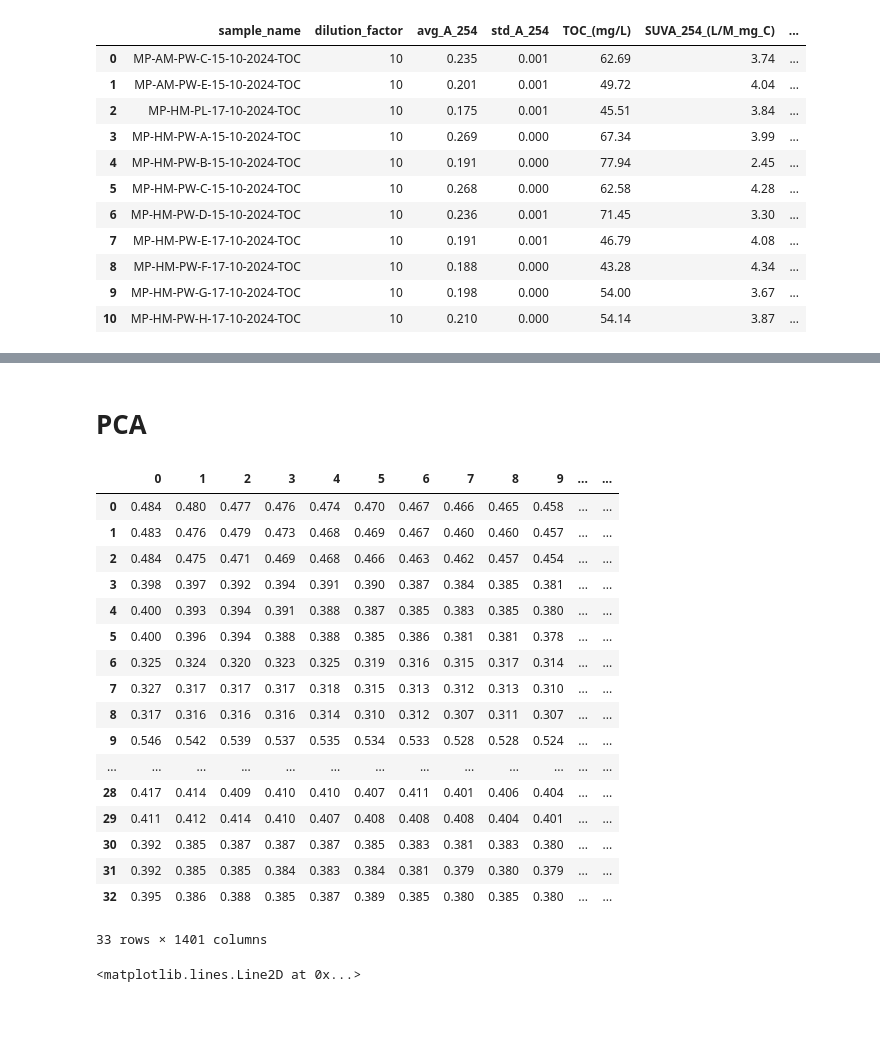
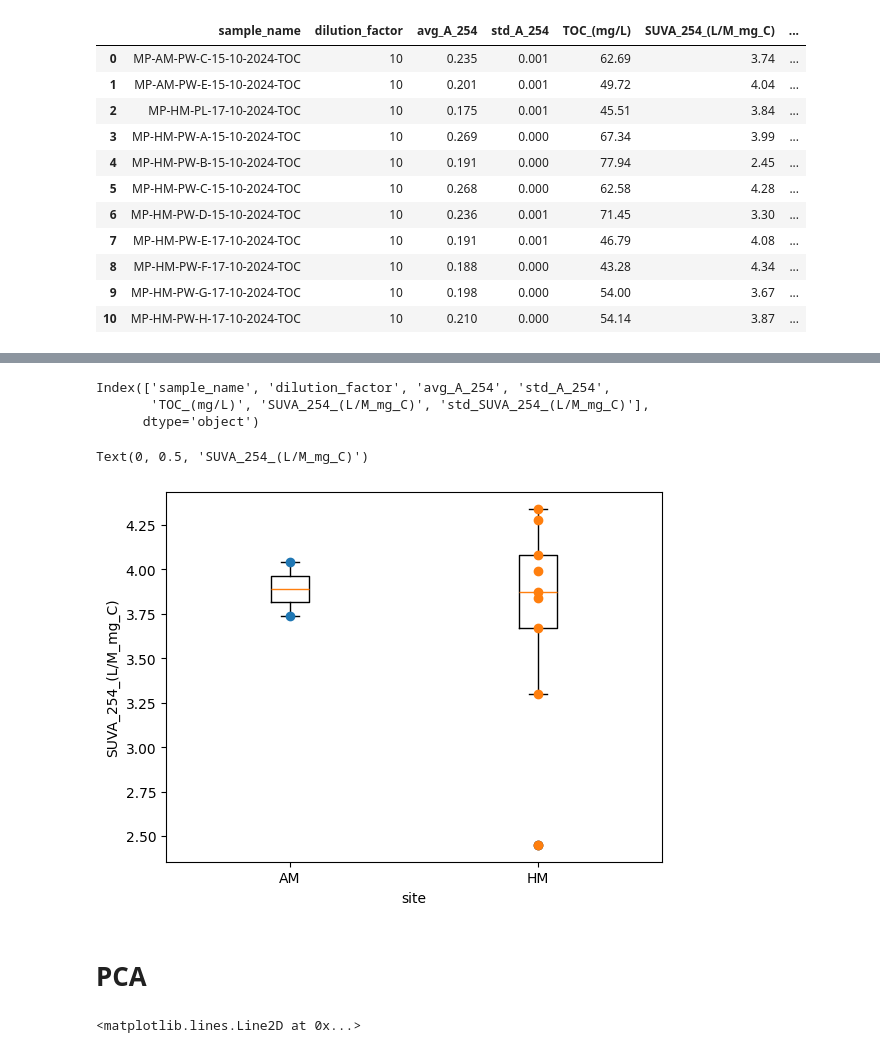
Before and after one commit to polimatt/MChem, a Jupyter notebook: pw_chemistry/uv-vis.ipynb, the cells around one changed output, grey strips where cells are left out. Cells and saved outputs as stored; diff of their text form; code cells hidden in the pictures; blank space fills up the shorter version.

```diff
--- a/pw_chemistry/uv-vis.ipynb
+++ b/pw_chemistry/uv-vis.ipynb
@@ -10,6 +10,9 @@ import sys
 sys.path.append('..')
 import PCA_functions as pcf
 # %%
-uvvis_dir = '../../Data/UV-vis'
+SUVA_dir = '../../Data/SUVA'
+uvvis_dir = 'UV-vis'
 uvvis_spectra_dir = uvvis_dir + '/spectra'
-toc_dir = '../../Data/TOC'
+toc_dir = 'TOC'
+
+image_format = 'svg' #jpeg, png, svg...
@@ -197,26 +248,42 @@ A_atwl_df.to_csv(f'{uvvis_dir}/SUVA_{chosen_wl}_data.csv',index=False)
+# %%
+A_atwl_df.columns
+# %% [output]
+Index(['sample_name', 'dilution_factor', 'avg_A_254', 'std_A_254',
+       'TOC_(mg/L)', 'SUVA_254_(L/M_mg_C)', 'std_SUVA_254_(L/M_mg_C)'],
+      dtype='object')
+# %%
+fig_A_box, ax_A_box = plt.subplots()
+
+variable = 'SUVA_254_(L/M_mg_C)' #'avg_A_254', 'std_A_254', 'TOC_(mg/L)', 'SUVA_254_(L/M_mg_C)', 'std_SUVA_254_(L/M_mg_C)'
+filter_var = 'site' # 'sample_name', 'site', 'sample_type', 'replicate_letter', 'day', 'month', 'year'
+l = []
+std_list = []
+
+for x in np.unique(samples_info[filter_var]):
+    l.append(A_atwl_df[variable].to_numpy()[np.where(avg_samples_info[filter_var]==x)])
+
+    if f'std_{variable}' in A_atwl_df.columns:
+        std_list.append(A_atwl_df[f'std_{variable}'].to_numpy()[np.where(avg_samples_info[filter_var]==x)])
+
+ax_A_box.boxplot(l,tick_labels=np.unique(samples_info[filter_var]))
+
+for i in range(len(l)):
+
+    if f'std_{variable}' in A_atwl_df.columns:
+        ax_A_box.errorbar([i+1]*len(std_list[i]),l[i],std_list[i],zorder=2,marker='o',ls='')
+
+    else:
+        ax_A_box.scatter([i+1]*len(l[i]),l[i],zorder=2)
+
+ax_A_box.set_xlabel(filter_var)
+ax_A_box.set_ylabel(variable)
+# %% [output]
+Text(0, 0.5, 'SUVA_254_(L/M_mg_C)')
+[figure, added]
 # %% [markdown]
 # PCA
 # %%
-pd.DataFrame(intensities_array)
+# pd.DataFrame(intensities_array)
-# %% [output]
-|  | 0 | 1 | 2 | 3 | 4 | 5 | 6 | 7 | 8 | 9 | ... | ... |
-| 0 | 0.484 | 0.480 | 0.477 | 0.476 | 0.474 | 0.470 | 0.467 | 0.466 | 0.465 | 0.458 | ... | ... |
-| 1 | 0.483 | 0.476 | 0.479 | 0.473 | 0.468 | 0.469 | 0.467 | 0.460 | 0.460 | 0.457 | ... | ... |
-| 2 | 0.484 | 0.475 | 0.471 | 0.469 | 0.468 | 0.466 | 0.463 | 0.462 | 0.457 | 0.454 | ... | ... |
-| 3 | 0.398 | 0.397 | 0.392 | 0.394 | 0.391 | 0.390 | 0.387 | 0.384 | 0.385 | 0.381 | ... | ... |
-| 4 | 0.400 | 0.393 | 0.394 | 0.391 | 0.388 | 0.387 | 0.385 | 0.383 | 0.385 | 0.380 | ... | ... |
-| 5 | 0.400 | 0.396 | 0.394 | 0.388 | 0.388 | 0.385 | 0.386 | 0.381 | 0.381 | 0.378 | ... | ... |
-| 6 | 0.325 | 0.324 | 0.320 | 0.323 | 0.325 | 0.319 | 0.316 | 0.315 | 0.317 | 0.314 | ... | ... |
-| 7 | 0.327 | 0.317 | 0.317 | 0.317 | 0.318 | 0.315 | 0.313 | 0.312 | 0.313 | 0.310 | ... | ... |
-| 8 | 0.317 | 0.316 | 0.316 | 0.316 | 0.314 | 0.310 | 0.312 | 0.307 | 0.311 | 0.307 | ... | ... |
-| 9 | 0.546 | 0.542 | 0.539 | 0.537 | 0.535 | 0.534 | 0.533 | 0.528 | 0.528 | 0.524 | ... | ... |
-| ... | ... | ... | ... | ... | ... | ... | ... | ... | ... | ... | ... | ... |
-| 28 | 0.417 | 0.414 | 0.409 | 0.410 | 0.410 | 0.407 | 0.411 | 0.401 | 0.406 | 0.404 | ... | ... |
-| 29 | 0.411 | 0.412 | 0.414 | 0.410 | 0.407 | 0.408 | 0.408 | 0.408 | 0.404 | 0.401 | ... | ... |
-| 30 | 0.392 | 0.385 | 0.387 | 0.387 | 0.387 | 0.385 | 0.383 | 0.381 | 0.383 | 0.380 | ... | ... |
-| 31 | 0.392 | 0.385 | 0.385 | 0.384 | 0.383 | 0.384 | 0.381 | 0.379 | 0.380 | 0.379 | ... | ... |
-| 32 | 0.395 | 0.386 | 0.388 | 0.385 | 0.387 | 0.389 | 0.385 | 0.380 | 0.385 | 0.380 | ... | ... |
-33 rows × 1401 columns
 # %%
 fig1 = plt.figure()
 ax1 = fig1.add_subplot()
```
Also changed, not shown: parts of 9 cells of this notebook, 6 other files.
